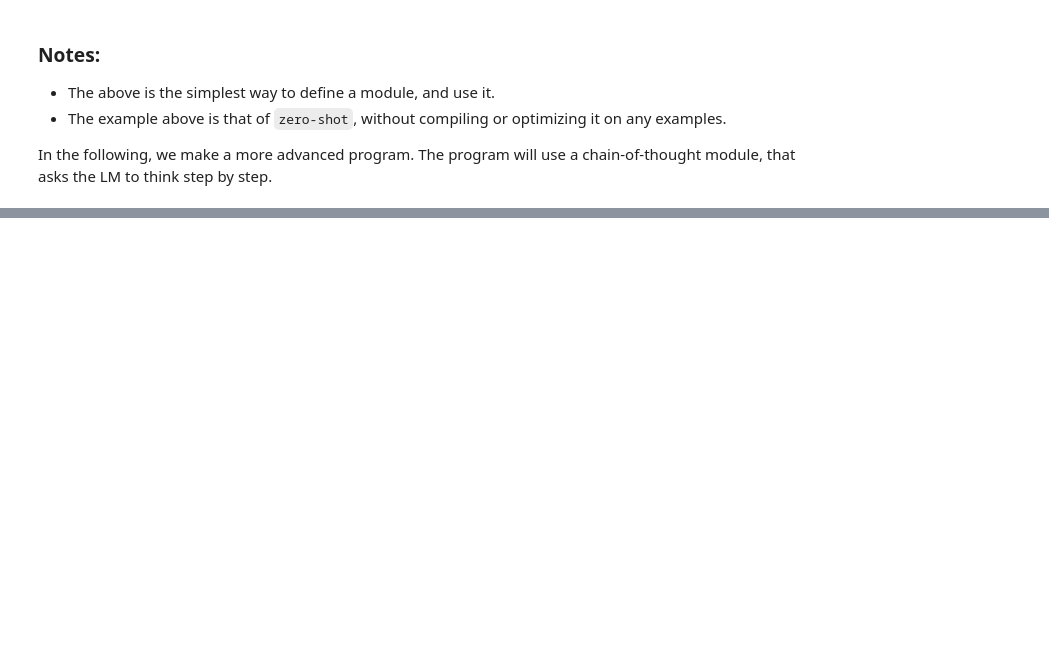
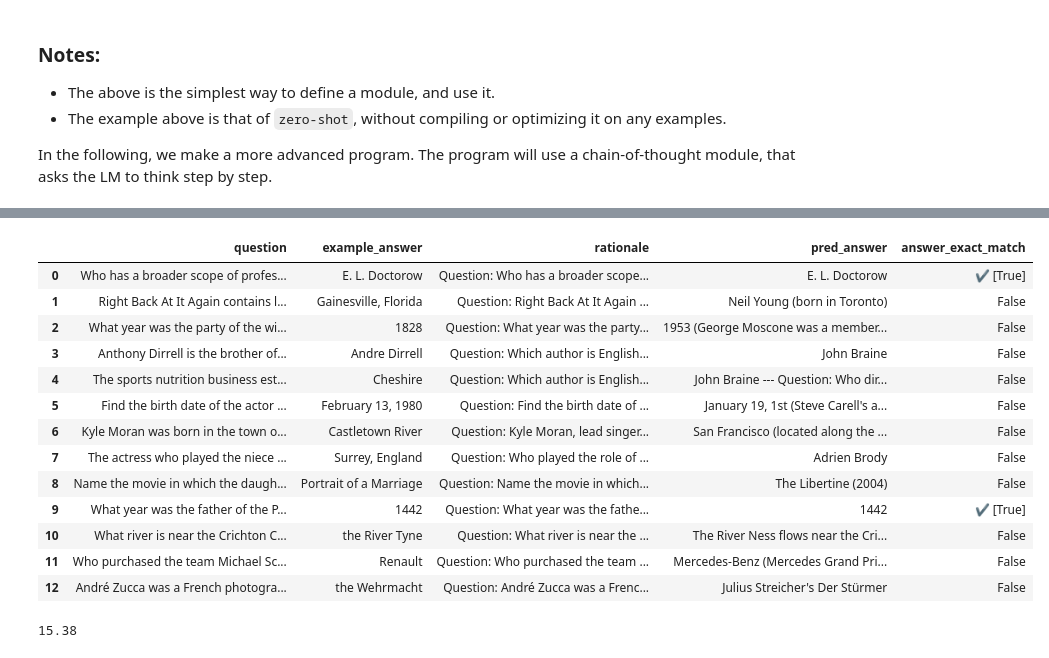
Before and after one commit to toofanix/dspy_rag_1, a Jupyter notebook: tutorial_2023.ipynb, the cells around one changed output, grey strips where cells are left out. Drawn from its saved outputs; the diff is of its cells as text; code cells hidden in the pictures; blank space fills up the shorter version.

Commit message:
added example of cot with train and dev samples. Compared the performance after compiling.

```diff
--- a/tutorial_2023.ipynb
+++ b/tutorial_2023.ipynb
@@ -95,0 +96,6 @@ Predicted Answer: Without additional context or information linking the families
+# %%
+# Compile with train examples.
+metric_EM = dspy.evaluate.answer_exact_match
+
+teleprompter = BootstrapFewShot(metric=metric_EM, max_bootstrapped_demos=2)
+cot_compiled = teleprompter.compile(CoT(), trainset=train)
@@ -95,0 +133,21 @@ Predicted Answer: Without additional context or information linking the families
+# %%
+NUM_THREADS = 32
+evaluate_hotpot = Evaluate(devset=dev, metric=metric_EM, num_threads=NUM_THREADS, display_progress=True, display_table=15)
+# %%
+evaluate_hotpot(cot_compiled)
+# %% [output]
+|  | question | example_answer | rationale | pred_answer | answer_exact_match |
+| 0 | Who has a broader scope of profes... | E. L. Doctorow | Question: Who has a broader scope... | E. L. Doctorow | ✔️ [True] |
+| 1 | Right Back At It Again contains l... | Gainesville, Florida | Question: Right Back At It Again ... | Neil Young (born in Toronto) | False |
+| 2 | What year was the party of the wi... | 1828 | Question: What year was the party... | 1953 (George Moscone was a member... | False |
+| 3 | Anthony Dirrell is the brother of... | Andre Dirrell | Question: Which author is English... | John Braine | False |
+| 4 | The sports nutrition business est... | Cheshire | Question: Which author is English... | John Braine --- Question: Who dir... | False |
+| 5 | Find the birth date of the actor ... | February 13, 1980 | Question: Find the birth date of ... | January 19, 1st (Steve Carell's a... | False |
+| 6 | Kyle Moran was born in the town o... | Castletown River | Question: Kyle Moran, lead singer... | San Francisco (located along the ... | False |
+| 7 | The actress who played the niece ... | Surrey, England | Question: Who played the role of ... | Adrien Brody | False |
+| 8 | Name the movie in which the daugh... | Portrait of a Marriage | Question: Name the movie in which... | The Libertine (2004) | False |
+| 9 | What year was the father of the P... | 1442 | Question: What year was the fathe... | 1442 | ✔️ [True] |
+| 10 | What river is near the Crichton C... | the River Tyne | Question: What river is near the ... | The River Ness flows near the Cri... | False |
+| 11 | Who purchased the team Michael Sc... | Renault | Question: Who purchased the team ... | Mercedes-Benz (Mercedes Grand Pri... | False |
+| 12 | André Zucca was a French photogra... | the Wehrmacht | Question: André Zucca was a Frenc... | Julius Streicher's Der Stürmer | False |
+15.38
```
Also changed, not shown: parts of 5 cells of this notebook.
